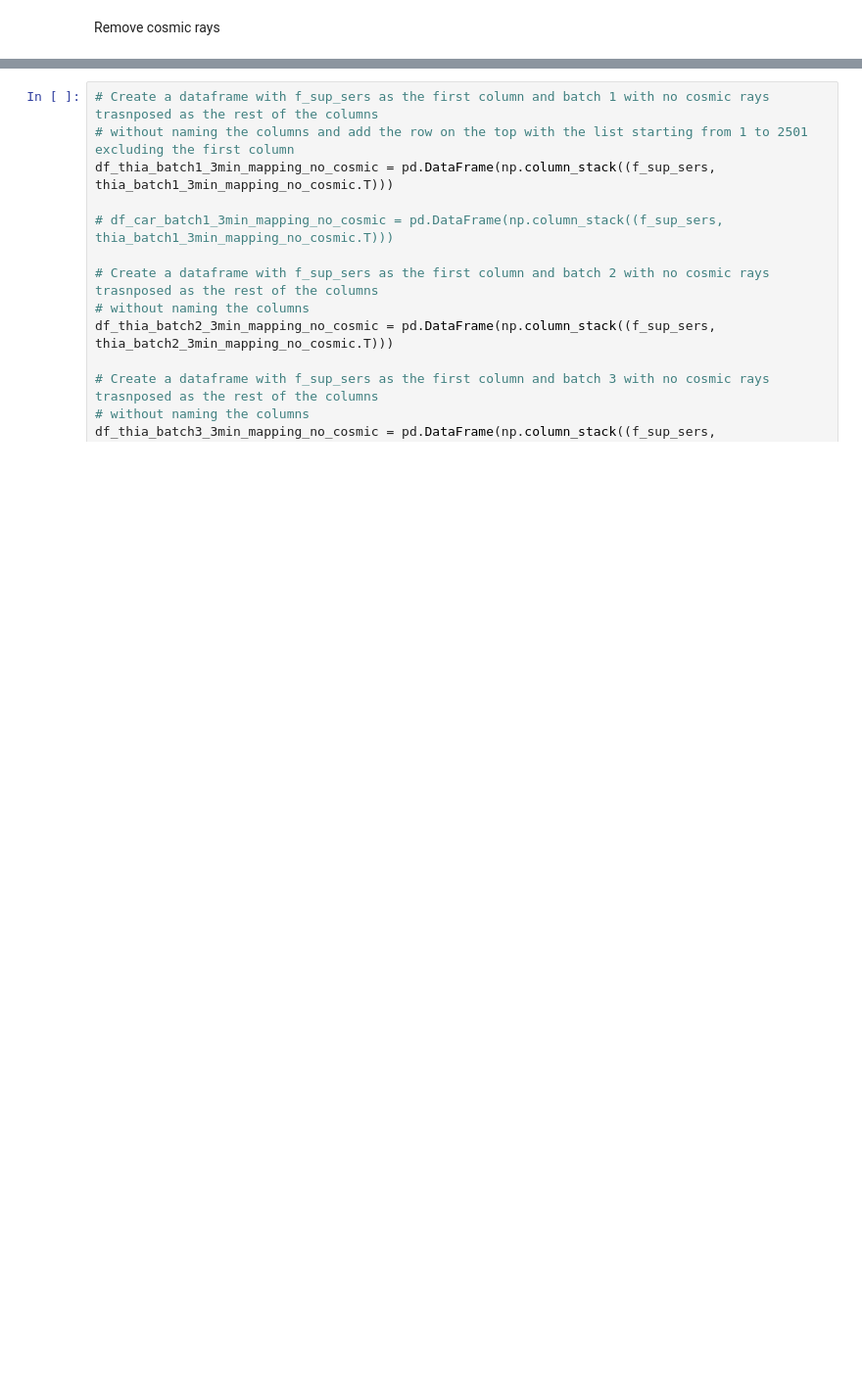
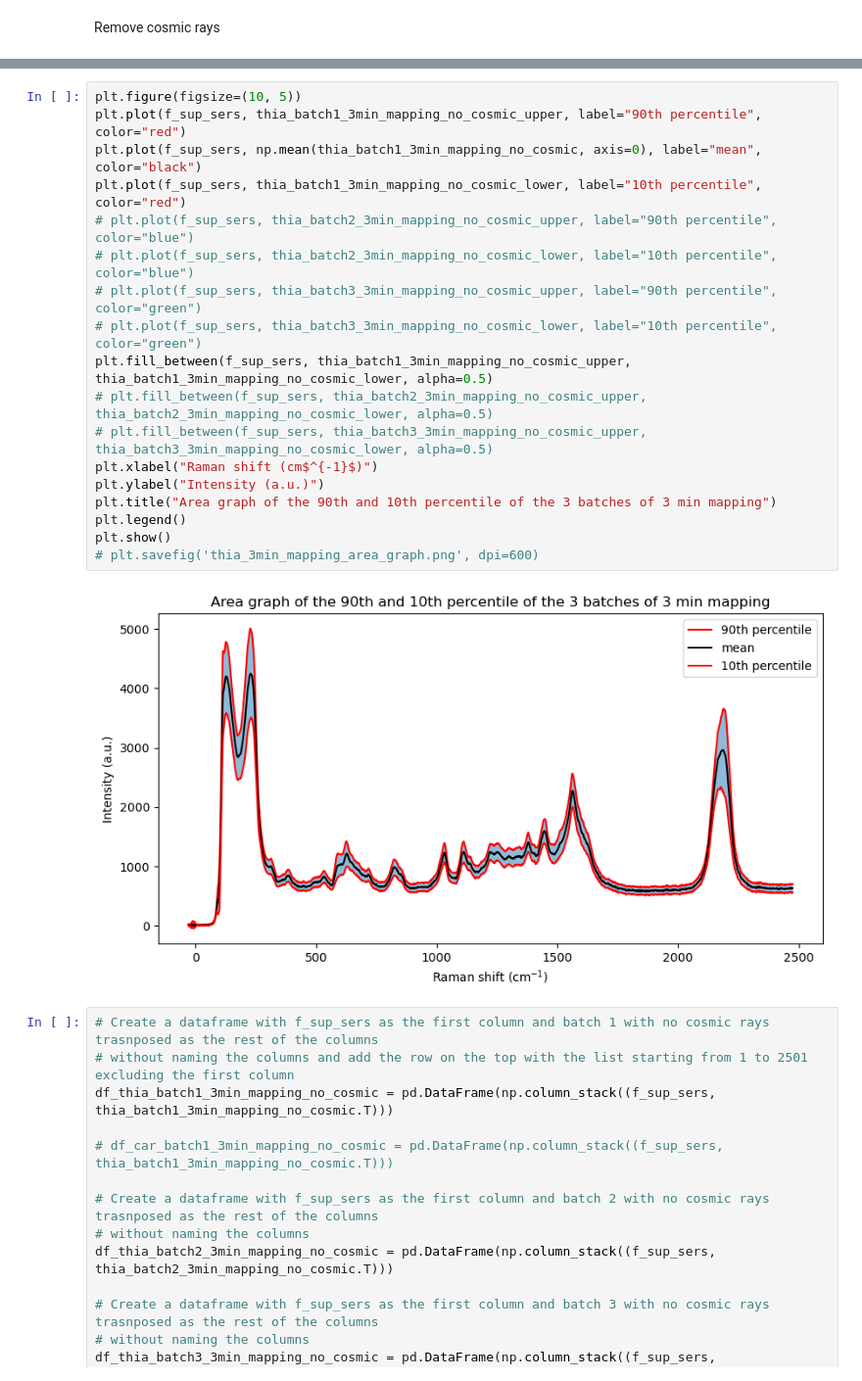
Before and after one commit to anva-kn/Raman, a Jupyter notebook: Calibration&Alignment.ipynb, the cells around one changed output, grey strips where cells are left out. Shown at 98% size. Cells and saved outputs as stored; diff of their text form; blank space fills up the shorter version.

Commit message:
some code for creating figures for publication

```diff
--- a/Calibration&Alignment.ipynb
+++ b/Calibration&Alignment.ipynb
@@ -217,5 +195,25 @@ plt.savefig('thia_3min_mapping_area_graph.png', dpi=600)
 # %% [output]
 [figure]
+# %%
+plt.figure(figsize=(10, 5))
+plt.plot(f_sup_sers, thia_batch1_3min_mapping_no_cosmic_upper, label="90th percentile", color="red")
+plt.plot(f_sup_sers, np.mean(thia_batch1_3min_mapping_no_cosmic, axis=0), label="mean", color="black")
+plt.plot(f_sup_sers, thia_batch1_3min_mapping_no_cosmic_lower, label="10th percentile", color="red")
+# plt.plot(f_sup_sers, thia_batch2_3min_mapping_no_cosmic_upper, label="90th percentile", color="blue")
+# plt.plot(f_sup_sers, thia_batch2_3min_mapping_no_cosmic_lower, label="10th percentile", color="blue")
+# plt.plot(f_sup_sers, thia_batch3_3min_mapping_no_cosmic_upper, label="90th percentile", color="green")
+# plt.plot(f_sup_sers, thia_batch3_3min_mapping_no_cosmic_lower, label="10th percentile", color="green")
+plt.fill_between(f_sup_sers, thia_batch1_3min_mapping_no_cosmic_upper, thia_batch1_3min_mapping_no_cosmic_lower, alpha=0.5)
+# plt.fill_between(f_sup_sers, thia_batch2_3min_mapping_no_cosmic_upper, thia_batch2_3min_mapping_no_cosmic_lower, alpha=0.5)
+# plt.fill_between(f_sup_sers, thia_batch3_3min_mapping_no_cosmic_upper, thia_batch3_3min_mapping_no_cosmic_lower, alpha=0.5)
+plt.xlabel("Raman shift (cm$^{-1}$)")
+plt.ylabel("Intensity (a.u.)")
+plt.title("Area graph of the 90th and 10th percentile of the 3 batches of 3 min mapping")
+plt.legend()
+plt.show()
+# plt.savefig('thia_3min_mapping_area_graph.png', dpi=600)
+# %% [output]
+[figure, added]
 # %%
 # Create a dataframe with f_sup_sers as the first column and batch 1 with no cosmic rays trasnposed as the rest of the columns
 # without naming the columns and add the row on the top with the list starting from 1 to 2501 excluding the first column
```
Also changed, not shown: parts of 2 cells of this notebook, 2 other files.
